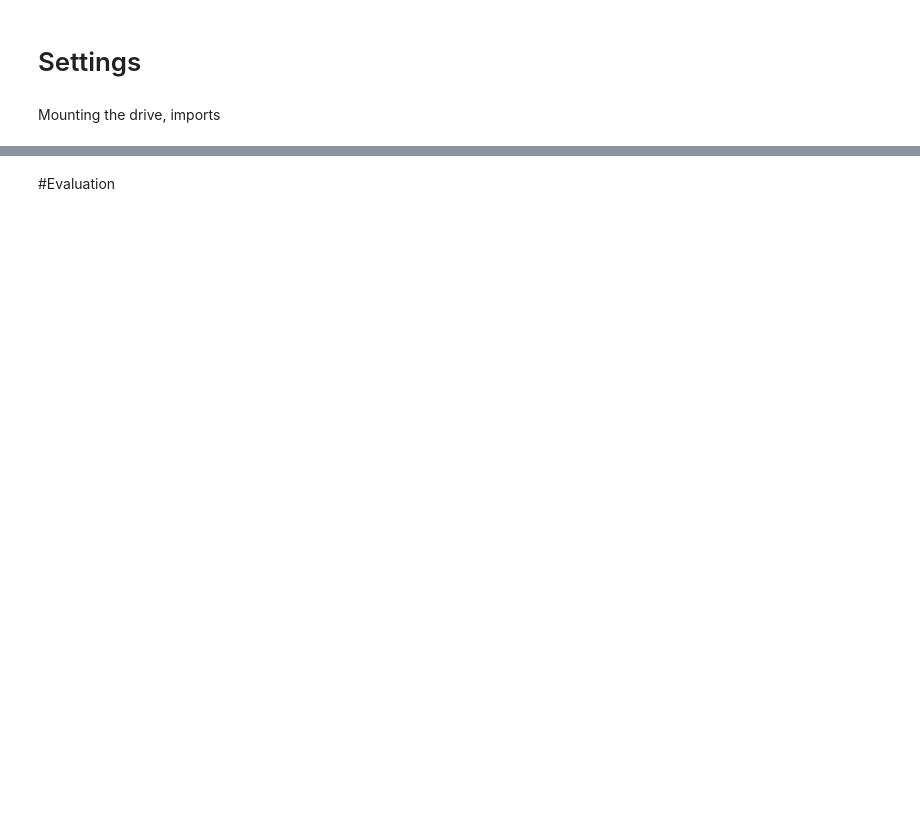
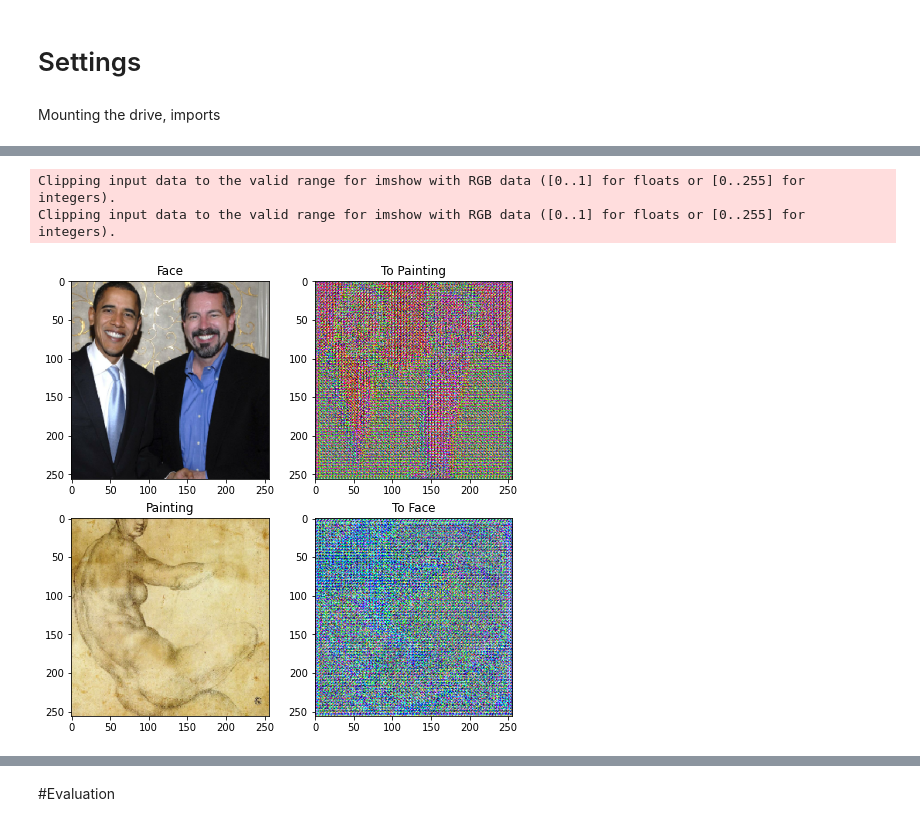
Before and after one commit to szogabaha/deep-learning-projectWork, a Jupyter notebook: MileStone2/MileStone2_GAN.ipynb, the cells around one changed output, grey strips where cells are left out. Cells and saved outputs as stored; diff of their text form; code cells hidden in the pictures; blank space fills up the shorter version.

```diff
--- a/MileStone2/MileStone2_GAN.ipynb
+++ b/MileStone2/MileStone2_GAN.ipynb
@@ -599,0 +146,29 @@ model.test()
+# %%
+OUTPUT_CHANNELS = 3
+
+generator_g = pix2pix.unet_generator(OUTPUT_CHANNELS, norm_type='instancenorm')
+generator_f = pix2pix.unet_generator(OUTPUT_CHANNELS, norm_type='instancenorm')
+
+discriminator_x = pix2pix.discriminator(norm_type='instancenorm', target=False)
+discriminator_y = pix2pix.discriminator(norm_type='instancenorm', target=False)
+# %%
+to_painting = generator_g(sample_face)
+to_face = generator_f(sample_painting)
+plt.figure(figsize=(8, 8))
+contrast = 8
+
+imgs = [sample_face, to_painting, sample_painting, to_face]
+title = ['Face', 'To Painting', 'Painting', 'To Face']
+
+for i in range(len(imgs)):
+  plt.subplot(2, 2, i+1)
+  plt.title(title[i])
+  if i % 2 == 0:
+    plt.imshow(imgs[i][0] * 0.5 + 0.5)
+  else:
+    plt.imshow(imgs[i][0] * 0.5 * contrast + 0.5)
+plt.show()
+# %% [output]
+Clipping input data to the valid range for imshow with RGB data ([0..1] for floats or [0..255] for integers).
+Clipping input data to the valid range for imshow with RGB data ([0..1] for floats or [0..255] for integers).
+[figure, added]
```
Also changed, not shown: parts of 58 cells of this notebook.
